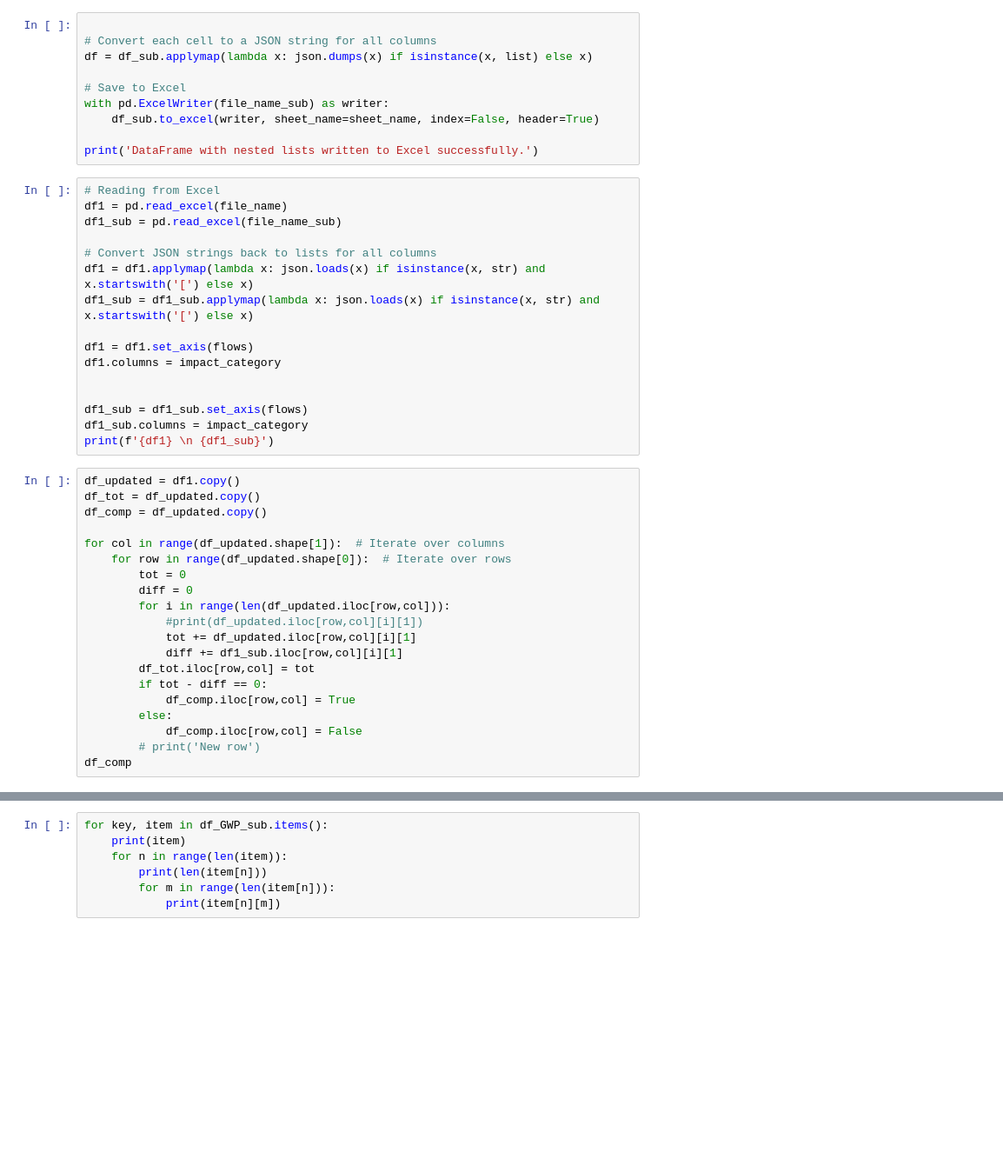
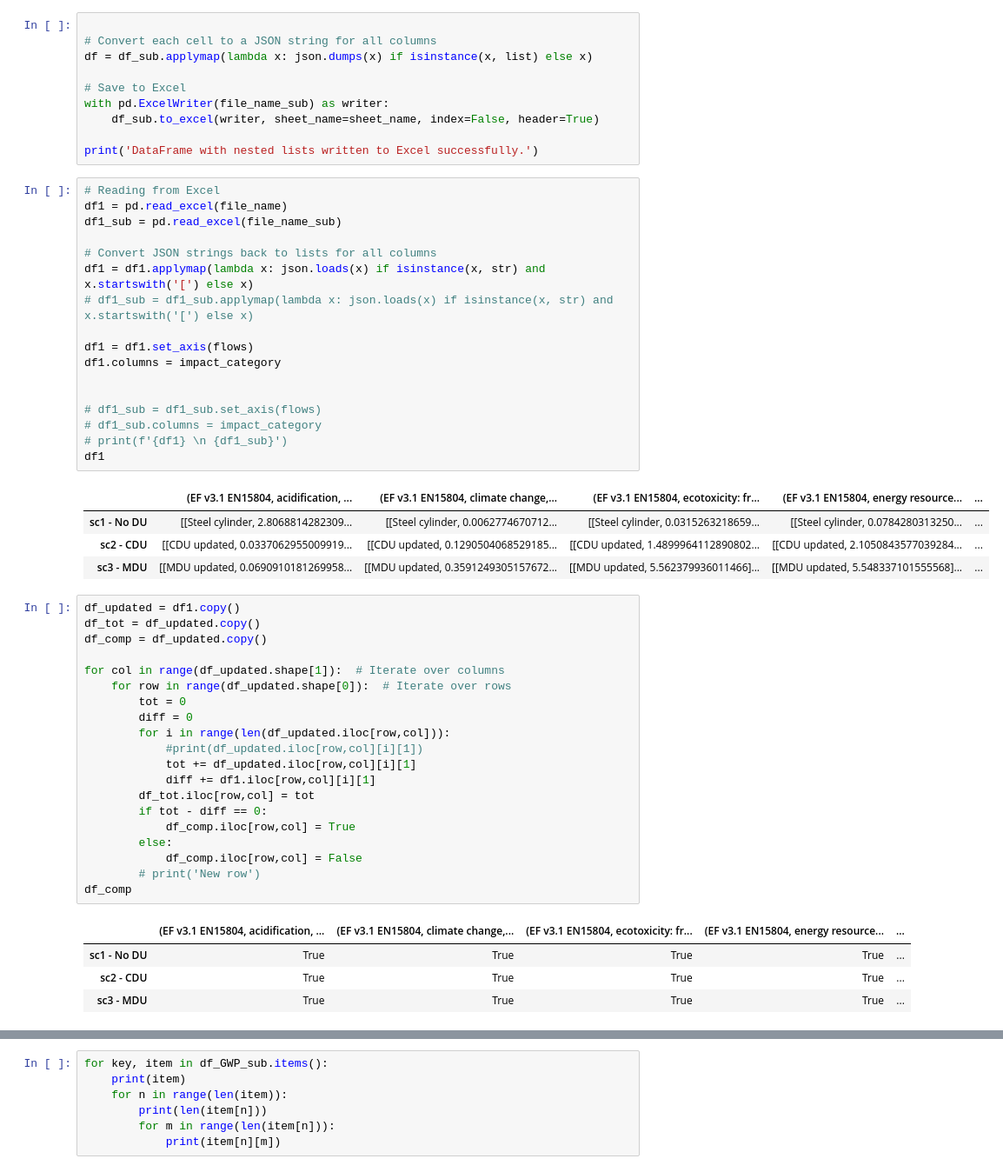
Before and after one commit to RuneWF/Single-use-vs-multi-use-in-health-care, a Jupyter notebook: Brighway/Rune BE.ipynb, the cells around one changed output, grey strips where cells are left out. Shown at 87% size. Drawn from its saved outputs; the diff is of its cells as text; blank space fills up the shorter version.

```diff
--- a/Brighway/Rune BE.ipynb
+++ b/Brighway/Rune BE.ipynb
@@ -1135,19 +1135,25 @@ print('DataFrame with nested lists written to Excel successfully.')
 # %%
 # Reading from Excel
 df1 = pd.read_excel(file_name)
 df1_sub = pd.read_excel(file_name_sub)
 
 # Convert JSON strings back to lists for all columns
 df1 = df1.applymap(lambda x: json.loads(x) if isinstance(x, str) and x.startswith('[') else x)
-df1_sub = df1_sub.applymap(lambda x: json.loads(x) if isinstance(x, str) and x.startswith('[') else x)
+# df1_sub = df1_sub.applymap(lambda x: json.loads(x) if isinstance(x, str) and x.startswith('[') else x)
 
 df1 = df1.set_axis(flows)
 df1.columns = impact_category
 
 
-df1_sub = df1_sub.set_axis(flows)
-df1_sub.columns = impact_category
-print(f'{df1} \n {df1_sub}')
+# df1_sub = df1_sub.set_axis(flows)
+# df1_sub.columns = impact_category
+# print(f'{df1} \n {df1_sub}')
+df1
+# %% [output]
+|  | (EF v3.1 EN15804, acidification, ... | (EF v3.1 EN15804, climate change,... | (EF v3.1 EN15804, ecotoxicity: fr... | (EF v3.1 EN15804, energy resource... | ... |
+| sc1 - No DU | [[Steel cylinder, 2.8068814282309... | [[Steel cylinder, 0.0062774670712... | [[Steel cylinder, 0.0315263218659... | [[Steel cylinder, 0.0784280313250... | ... |
+| sc2 - CDU | [[CDU updated, 0.0337062955009919... | [[CDU updated, 0.1290504068529185... | [[CDU updated, 1.4899964112890802... | [[CDU updated, 2.1050843577039284... | ... |
+| sc3 - MDU | [[MDU updated, 0.0690910181269958... | [[MDU updated, 0.3591249305157672... | [[MDU updated, 5.562379936011466]... | [[MDU updated, 5.548337101555568]... | ... |
 # %%
 df_updated = df1.copy()
 df_tot = df_updated.copy()
@@ -1160,7 +1166,7 @@ for col in range(df_updated.shape[1]):  # Iterate over columns
         for i in range(len(df_updated.iloc[row,col])):
             #print(df_updated.iloc[row,col][i][1])
             tot += df_updated.iloc[row,col][i][1]
-            diff += df1_sub.iloc[row,col][i][1]
+            diff += df1.iloc[row,col][i][1]
         df_tot.iloc[row,col] = tot
         if tot - diff == 0:
             df_comp.iloc[row,col] = True
@@ -1168,6 +1174,11 @@ for col in range(df_updated.shape[1]):  # Iterate over columns
             df_comp.iloc[row,col] = False
         # print('New row')
 df_comp
+# %% [output]
+|  | (EF v3.1 EN15804, acidification, ... | (EF v3.1 EN15804, climate change,... | (EF v3.1 EN15804, ecotoxicity: fr... | (EF v3.1 EN15804, energy resource... | ... |
+| sc1 - No DU | True | True | True | True | ... |
+| sc2 - CDU | True | True | True | True | ... |
+| sc3 - MDU | True | True | True | True | ... |
 # %%
 df_cols = df_tot.columns
 df_cols = df_cols.to_list()
```
Also changed, not shown: parts of 9 cells of this notebook.
